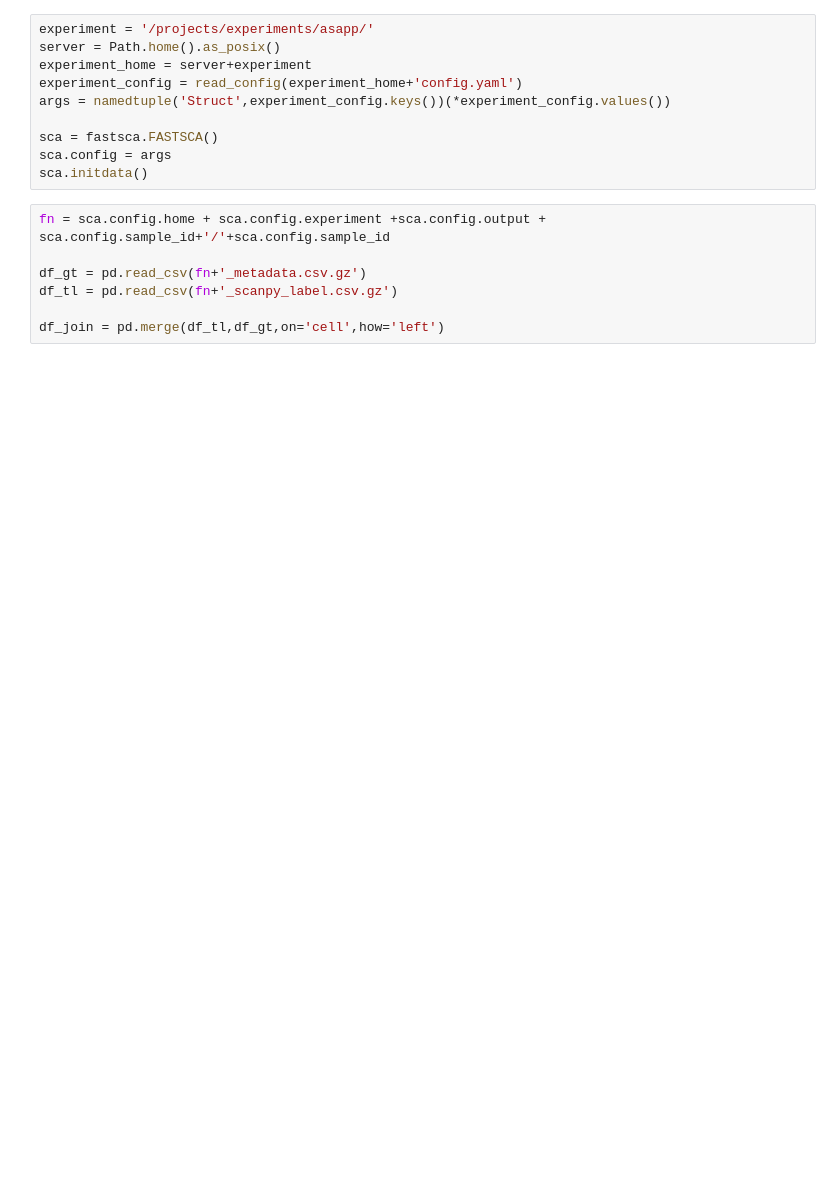
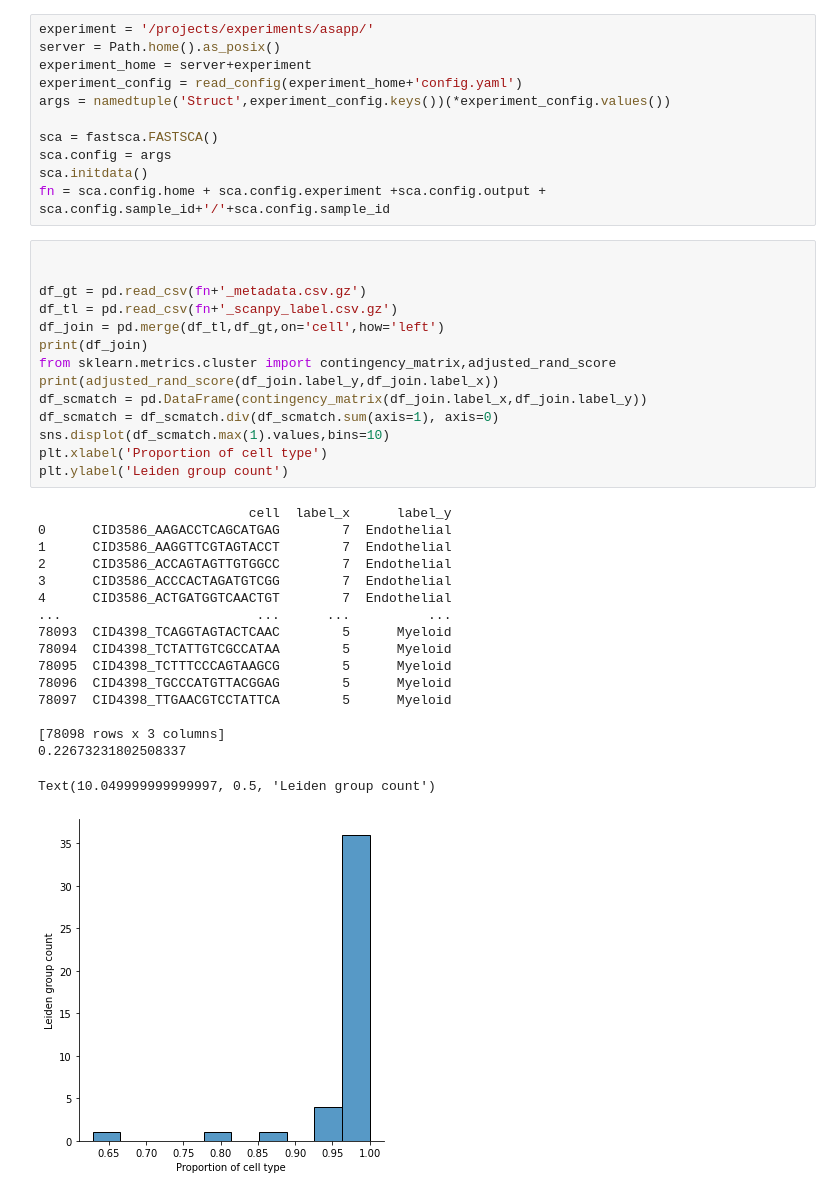
Before and after one commit to causalpathlab/asapp, a Jupyter notebook: asapp/04_cluster_metrics.ipynb, the cells around one changed output. Saved outputs shown, nothing was run; the diff lists cells and outputs as text; blank space fills up the shorter version.

```diff
--- a/asapp/04_cluster_metrics.ipynb
+++ b/asapp/04_cluster_metrics.ipynb
@@ -18,13 +26,39 @@ args = namedtuple('Struct',experiment_config.keys())(*experiment_config.values()
 sca = fastsca.FASTSCA()
 sca.config = args
 sca.initdata()
+fn = sca.config.home + sca.config.experiment +sca.config.output + sca.config.sample_id+'/'+sca.config.sample_id
-# %%
-fn = sca.config.home + sca.config.experiment +sca.config.output + sca.config.sample_id+'/'+sca.config.sample_id
-
-df_gt = pd.read_csv(fn+'_metadata.csv.gz')
-df_tl = pd.read_csv(fn+'_scanpy_label.csv.gz')
-
-df_join = pd.merge(df_tl,df_gt,on='cell',how='left')
+# %%
+
+
+df_gt = pd.read_csv(fn+'_metadata.csv.gz')
+df_tl = pd.read_csv(fn+'_scanpy_label.csv.gz')
+df_join = pd.merge(df_tl,df_gt,on='cell',how='left')
+print(df_join)
+from sklearn.metrics.cluster import contingency_matrix,adjusted_rand_score
+print(adjusted_rand_score(df_join.label_y,df_join.label_x))
+df_scmatch = pd.DataFrame(contingency_matrix(df_join.label_x,df_join.label_y))
+df_scmatch = df_scmatch.div(df_scmatch.sum(axis=1), axis=0)
+sns.displot(df_scmatch.max(1).values,bins=10)
+plt.xlabel('Proportion of cell type')
+plt.ylabel('Leiden group count')
+# %% [output]
+                           cell  label_x      label_y
+0      CID3586_AAGACCTCAGCATGAG        7  Endothelial
+1      CID3586_AAGGTTCGTAGTACCT        7  Endothelial
+2      CID3586_ACCAGTAGTTGTGGCC        7  Endothelial
+3      CID3586_ACCCACTAGATGTCGG        7  Endothelial
+4      CID3586_ACTGATGGTCAACTGT        7  Endothelial
+...                         ...      ...          ...
+78093  CID4398_TCAGGTAGTACTCAAC        5      Myeloid
+78094  CID4398_TCTATTGTCGCCATAA        5      Myeloid
+78095  CID4398_TCTTTCCCAGTAAGCG        5      Myeloid
+78096  CID4398_TGCCCATGTTACGGAG        5      Myeloid
+78097  CID4398_TTGAACGTCCTATTCA        5      Myeloid
+
+[78098 rows x 3 columns]
+0.22673231802508337
+Text(10.049999999999997, 0.5, 'Leiden group count')
+[figure, added]
 # %%
 df_join
 # %% [output]
```
Also changed, not shown: parts of 7 cells of this notebook, 13 other files.
